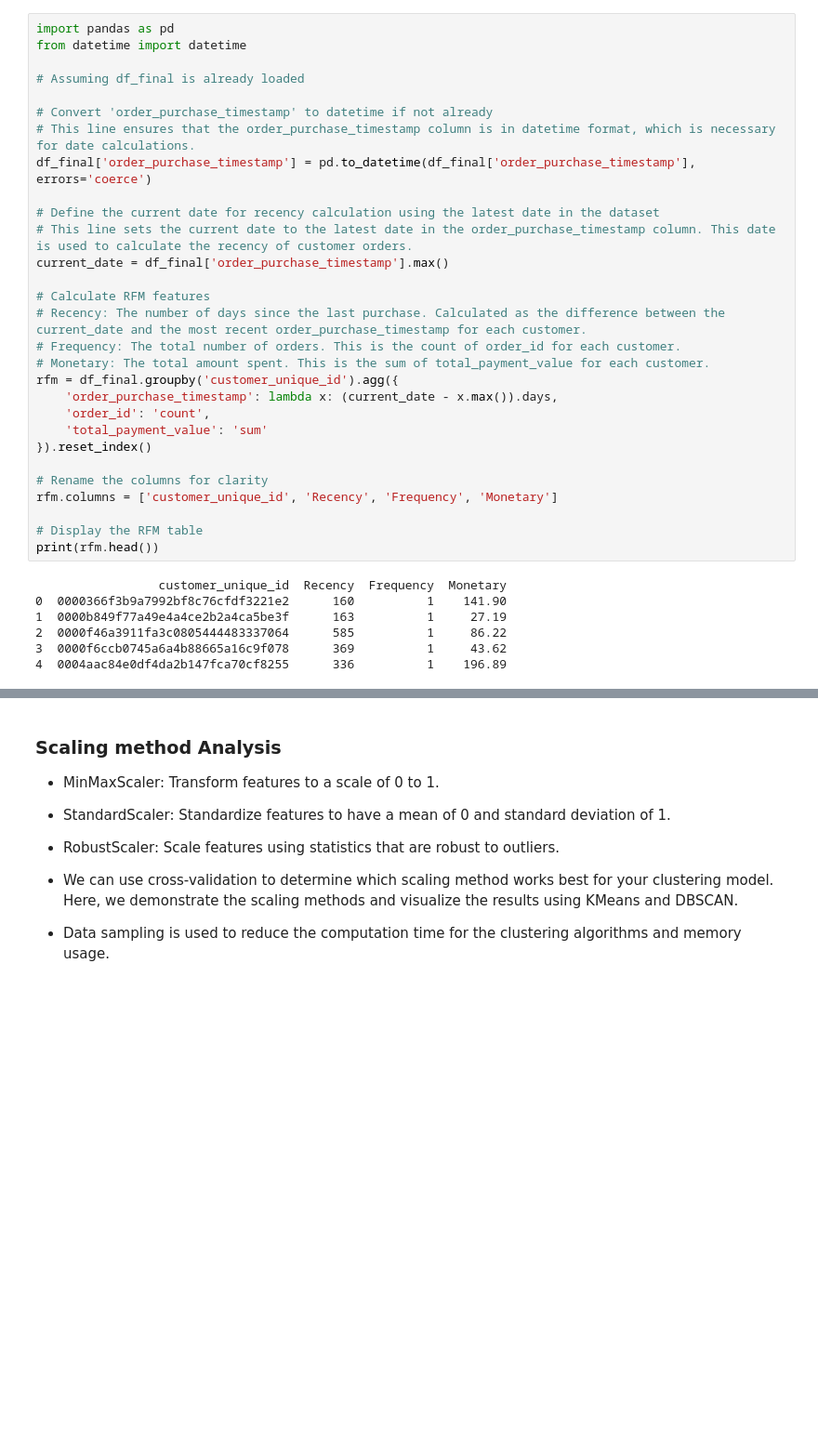
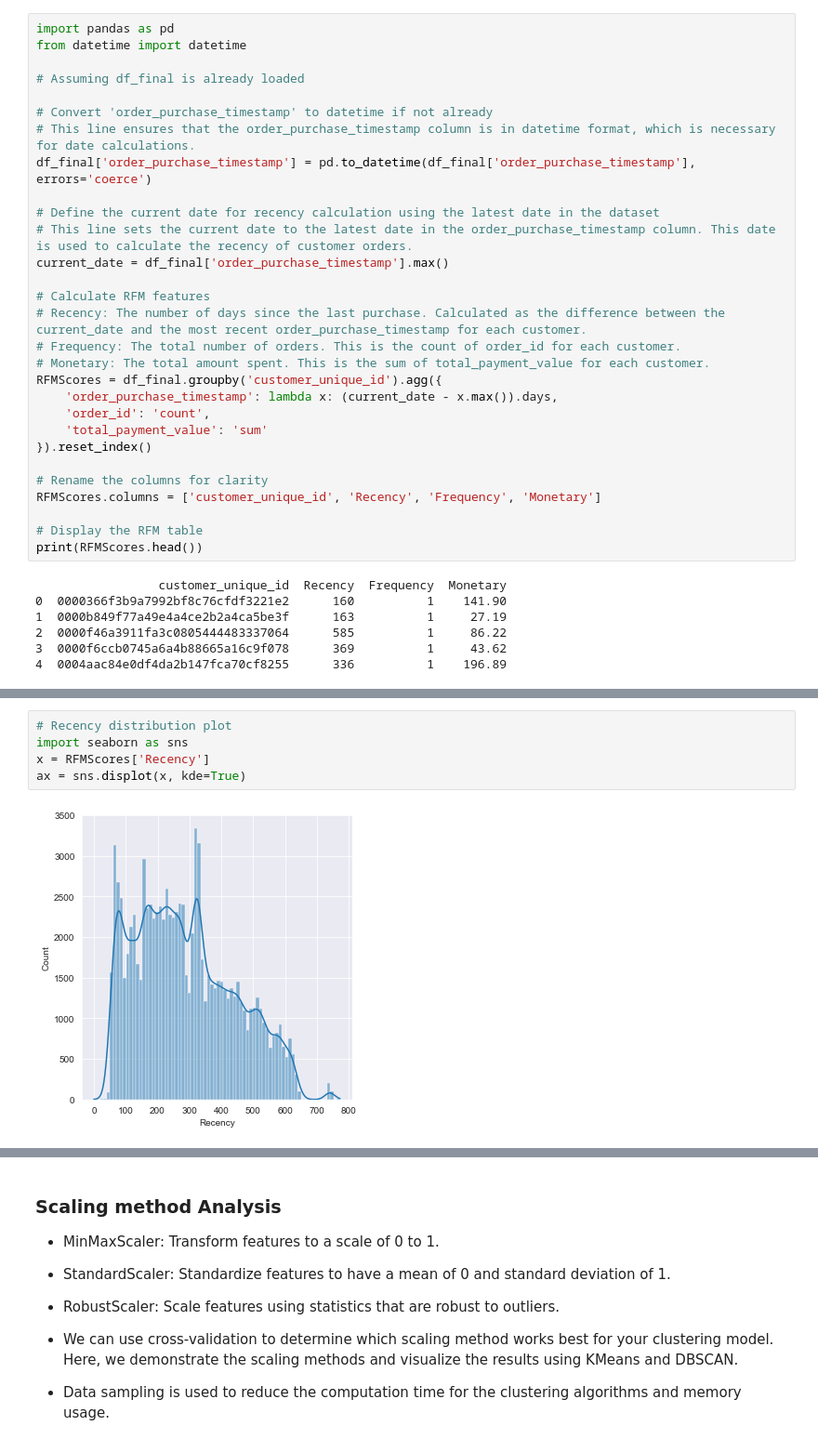
Before and after one commit to preudh/OC_IA_P5_Segment_e_commerce_site_customers, a Jupyter notebook: notebooks/Preudhomme_Patrice_2_notebook_exploration_082024.ipynb, the cells around one changed output, grey strips where cells are left out. Shown at 93% size. Drawn from its saved outputs; the diff is of its cells as text; blank space fills up the shorter version.

```diff
--- a/notebooks/Preudhomme_Patrice_2_notebook_exploration_082024.ipynb
+++ b/notebooks/Preudhomme_Patrice_2_notebook_exploration_082024.ipynb
@@ -563,17 +565,17 @@ current_date = df_final['order_purchase_timestamp'].max()
 # Recency: The number of days since the last purchase. Calculated as the difference between the current_date and the most recent order_purchase_timestamp for each customer.
 # Frequency: The total number of orders. This is the count of order_id for each customer.
 # Monetary: The total amount spent. This is the sum of total_payment_value for each customer.
-rfm = df_final.groupby('customer_unique_id').agg({
+RFMScores = df_final.groupby('customer_unique_id').agg({
     'order_purchase_timestamp': lambda x: (current_date - x.max()).days,
     'order_id': 'count',
     'total_payment_value': 'sum'
 }).reset_index()
 
 # Rename the columns for clarity
-rfm.columns = ['customer_unique_id', 'Recency', 'Frequency', 'Monetary']
+RFMScores.columns = ['customer_unique_id', 'Recency', 'Frequency', 'Monetary']
 
 # Display the RFM table
-print(rfm.head())
+print(RFMScores.head())
 # %% [output]
                  customer_unique_id  Recency  Frequency  Monetary
 0  0000366f3b9a7992bf8c76cfdf3221e2      160          1    141.90
@@ -583,0 +599,7 @@ print(rfm.head())
+# %%
+# Recency distribution plot
+import seaborn as sns
+x = RFMScores['Recency']
+ax = sns.displot(x, kde=True)
+# %% [output]
+[figure, added]
```
Also changed, not shown: parts of 17 cells of this notebook.
